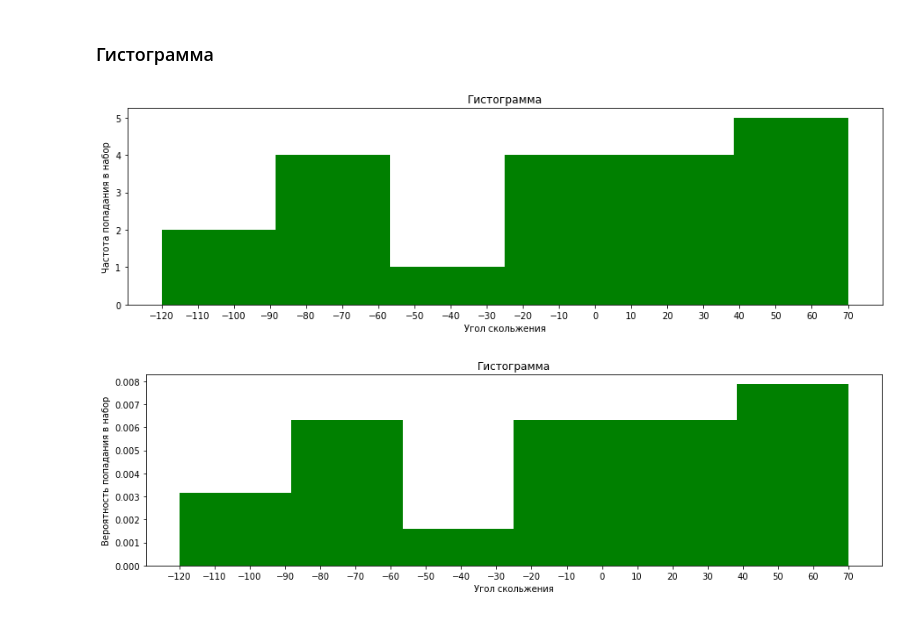
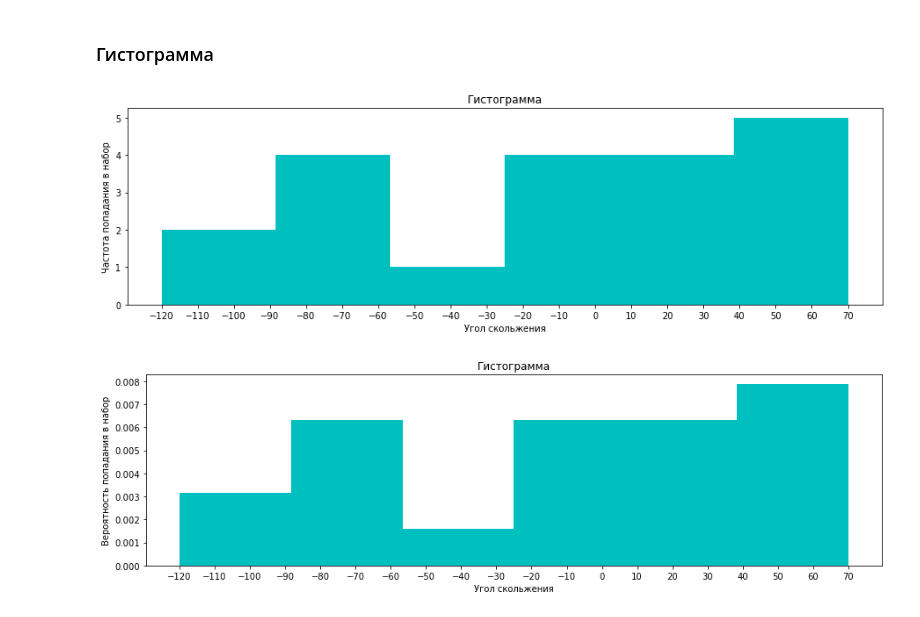
Before and after one commit to kattiia/Math_in_DS, a Jupyter notebook: statistics/statistics.ipynb, the cells around one changed output. Saved outputs shown, nothing was run; the diff lists cells and outputs as text; code cells hidden in the pictures.

```diff
--- a/statistics/statistics.ipynb
+++ b/statistics/statistics.ipynb
@@ -95,21 +95,21 @@ plt.show()
 ### Гистограмма
 # %%
 fig = plt.subplots(figsize=(15, 4))
-plt.hist(data, bins=6, color='g')
+plt.hist(data, bins=6, color='c')
 plt.xticks(np.arange(min(x), max(x)+1, 10.0))
 plt.title("Гистограмма")
 plt.xlabel('Угол скольжения')
 plt.ylabel('Частота попадания в набор')
 plt.show()
 # %% [output]
-[figure, old version]
+[figure, new version]
 # %%
 fig = plt.subplots(figsize=(15, 4))
-plt.hist(data, density=True, bins=6, color='g')
+plt.hist(data, density=True, bins=6, color='c')
 plt.xticks(np.arange(min(x), max(x)+1, 10.0))
 plt.title("Гистограмма")
 plt.xlabel('Угол скольжения')
 plt.ylabel('Вероятность попадания в набор')
 plt.show()
 # %% [output]
-[figure, old version]
+[figure, new version]
```
